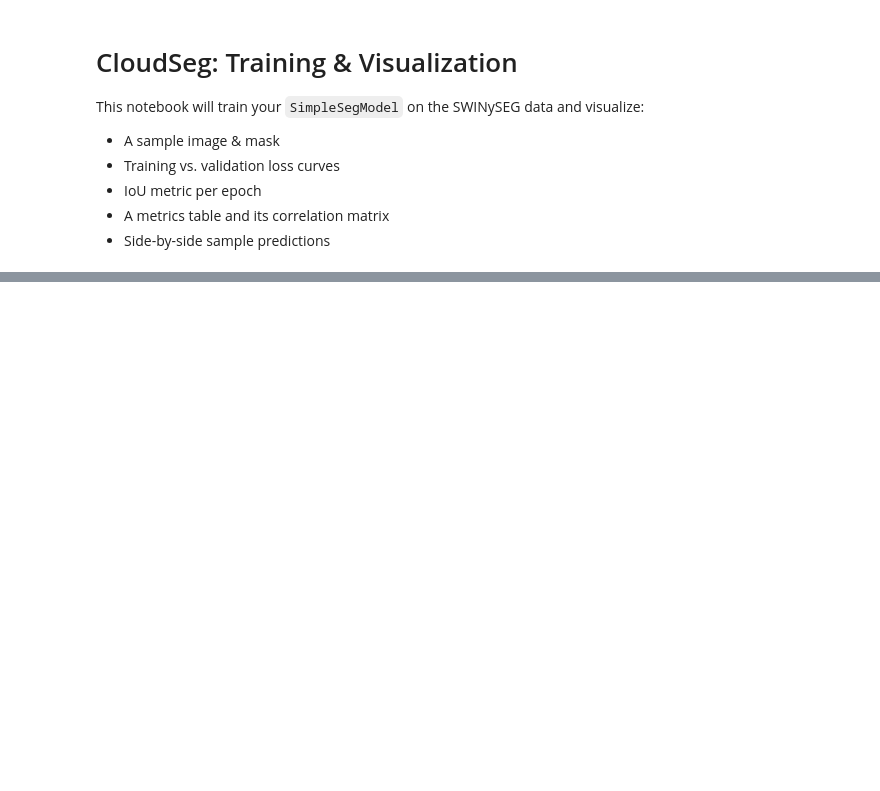
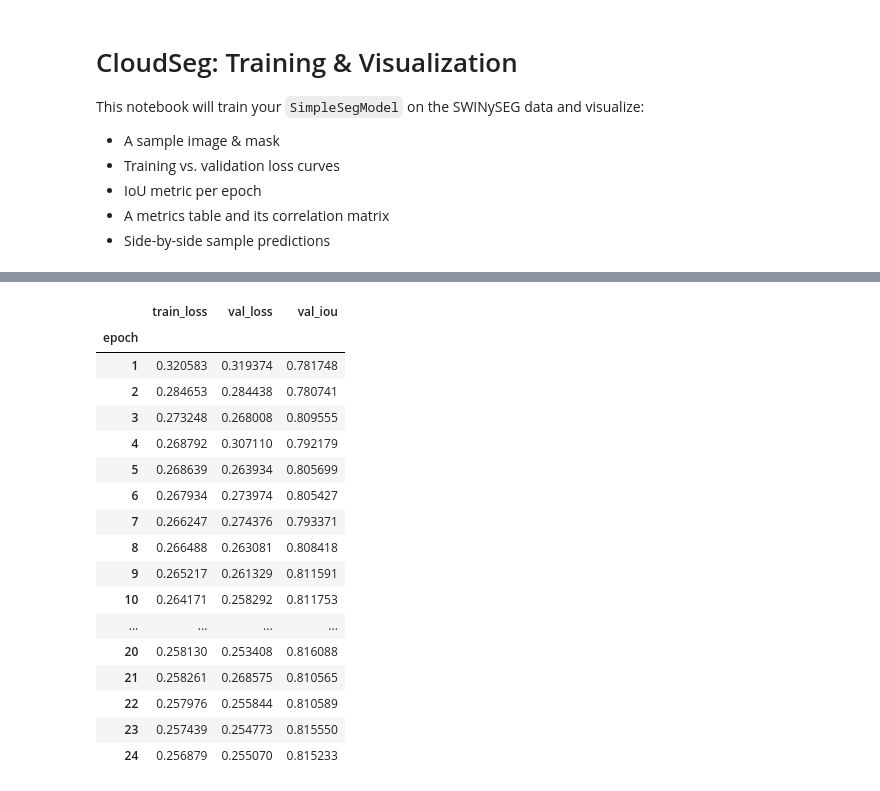
Before and after one commit to mrsoheilnezakat/Solo_Cloud, a Jupyter notebook: train_val.ipynb, the cells around one changed output, grey strips where cells are left out. Drawn from its saved outputs; the diff is of its cells as text; code cells hidden in the pictures; blank space fills up the shorter version.

```diff
--- a/train_val.ipynb
+++ b/train_val.ipynb
@@ -131,12 +157,35 @@ plt.show()
 # %%
+# Determine how many epochs actually ran
+num_epochs = len(train_losses)
+
+# Build the DataFrame
 metrics_df = pd.DataFrame({
-    "epoch":       list(range(1, MAX_EPOCHS+1)),
-    "train_loss":  train_losses,
-    "val_loss":    val_losses,
-    "val_iou":     val_ious
+    "epoch":      list(range(1, num_epochs+1)),
+    "train_loss": train_losses,
+    "val_loss":   val_losses,
+    "val_iou":    val_ious
 }).set_index("epoch")
 
 metrics_df
+# %% [output]
+|  | train_loss | val_loss | val_iou |
+| epoch |  |  |  |
+| 1 | 0.320583 | 0.319374 | 0.781748 |
+| 2 | 0.284653 | 0.284438 | 0.780741 |
+| 3 | 0.273248 | 0.268008 | 0.809555 |
+| 4 | 0.268792 | 0.307110 | 0.792179 |
+| 5 | 0.268639 | 0.263934 | 0.805699 |
+| 6 | 0.267934 | 0.273974 | 0.805427 |
+| 7 | 0.266247 | 0.274376 | 0.793371 |
+| 8 | 0.266488 | 0.263081 | 0.808418 |
+| 9 | 0.265217 | 0.261329 | 0.811591 |
+| 10 | 0.264171 | 0.258292 | 0.811753 |
+| ... | ... | ... | ... |
+| 20 | 0.258130 | 0.253408 | 0.816088 |
+| 21 | 0.258261 | 0.268575 | 0.810565 |
+| 22 | 0.257976 | 0.255844 | 0.810589 |
+| 23 | 0.257439 | 0.254773 | 0.815550 |
+| 24 | 0.256879 | 0.255070 | 0.815233 |
 # %%
 corr = metrics_df.corr()
 plt.figure()
```
Also changed, not shown: parts of 5 cells of this notebook, 2 other files.
